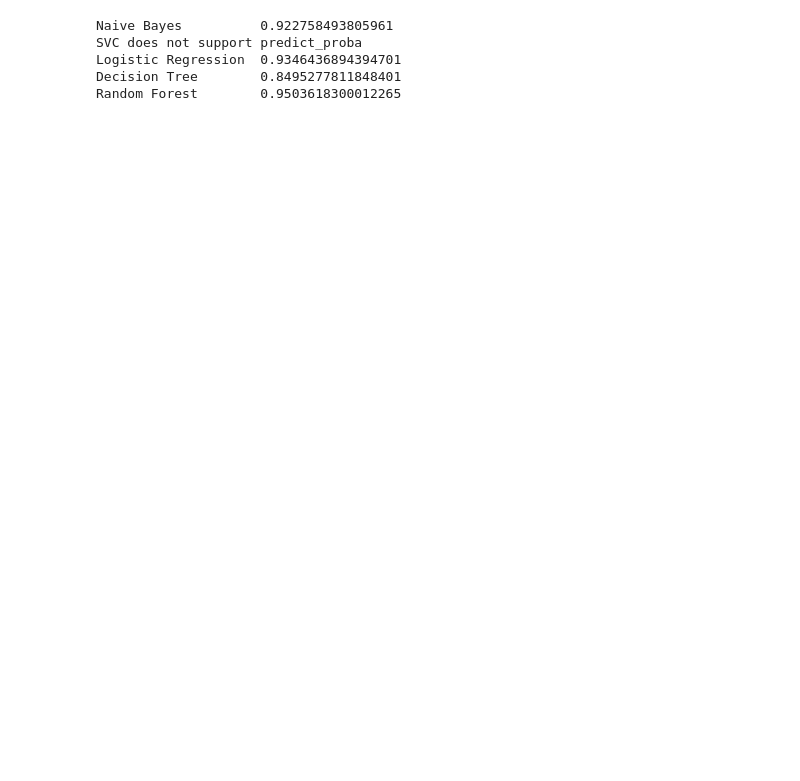
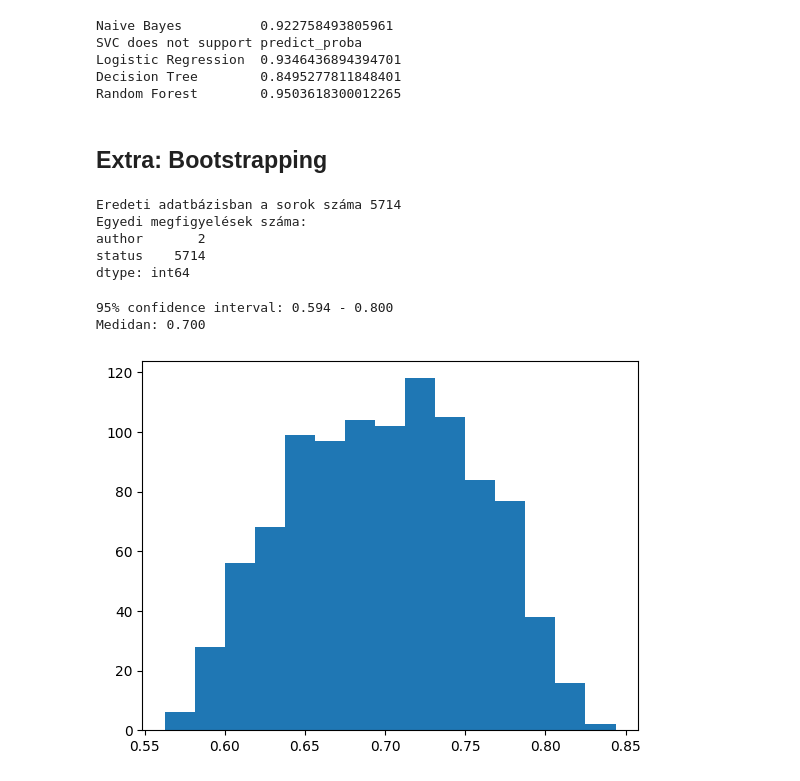
Before and after one commit to oliverhalasz/Tobbvaltozos-adatelemzes, a Jupyter notebook: main_DvH.ipynb, the cells around one changed output. Saved outputs shown, nothing was run; the diff lists cells and outputs as text; code cells hidden in the pictures; blank space fills up the shorter version.

```diff
--- a/main_DvH.ipynb
+++ b/main_DvH.ipynb
@@ -398,3 +438,43 @@ SVC does not support predict_proba
 Logistic Regression  0.9346436894394701
 Decision Tree        0.8495277811848401
 Random Forest        0.9503618300012265
+# %% [markdown]
+## Extra: Bootstrapping
+# %%
+accuracies=[]
+print("Eredeti adatbázisban a sorok száma", tweet_df.shape[0])
+print("Egyedi megfigyelések száma:\n", tweet_df.nunique(), sep="")
+
+for _ in range(1000):  # 1000-szer futtatjuk le a bootstrapet
+    """
+    200 elemű bootstrap minta, ha szeretnéd módisítani a méretét, akkor itt tedd, az n=200 részt,
+    ha frac=0.9-et írsz be akkor 90%-os lesz a bootstrap minta, de egyszerre csak az egyik paramétert használd
+    """
+    bs_df = tweet_df.sample(n=200, replace=True, axis=0)
+    X_train, X_test, y_train, y_test = train_test_split(bs_df["status"], bs_df["author"], test_size=0.8, stratify=bs_df["author"], random_state=42)
+
+    tfidf_vectorizer = TfidfVectorizer(stop_words="english", min_df=0.01, max_df=0.9)
+    tfidf_train = tfidf_vectorizer.fit_transform(X_train)
+    tfidf_test = tfidf_vectorizer.transform(X_test)
+
+    bs_svm = LinearSVC(C=0.1, dual="auto")
+    bs_svm.fit(tfidf_train, y_train)
+    accuracies.append(bs_svm.score(tfidf_test, y_test))
+# %% [output]
+Eredeti adatbázisban a sorok száma 5714
+Egyedi megfigyelések száma:
+author       2
+status    5714
+dtype: int64
+# %%
+# Create a histogram of the accuracies
+accuracies = np.array(accuracies)
+plt.hist(accuracies, bins=15)
+
+percentiles = np.percentile(accuracies, [2.5, 97.5])
+print(f"95% confidence interval: {percentiles[0]:.3f} - {percentiles[1]:.3f}")
+print(f"Medidan: {np.median(accuracies):.3f}")
+# %% [output]
+95% confidence interval: 0.594 - 0.800
+Medidan: 0.700
+[figure, added]
```
Also changed, not shown: parts of 18 cells of this notebook.
